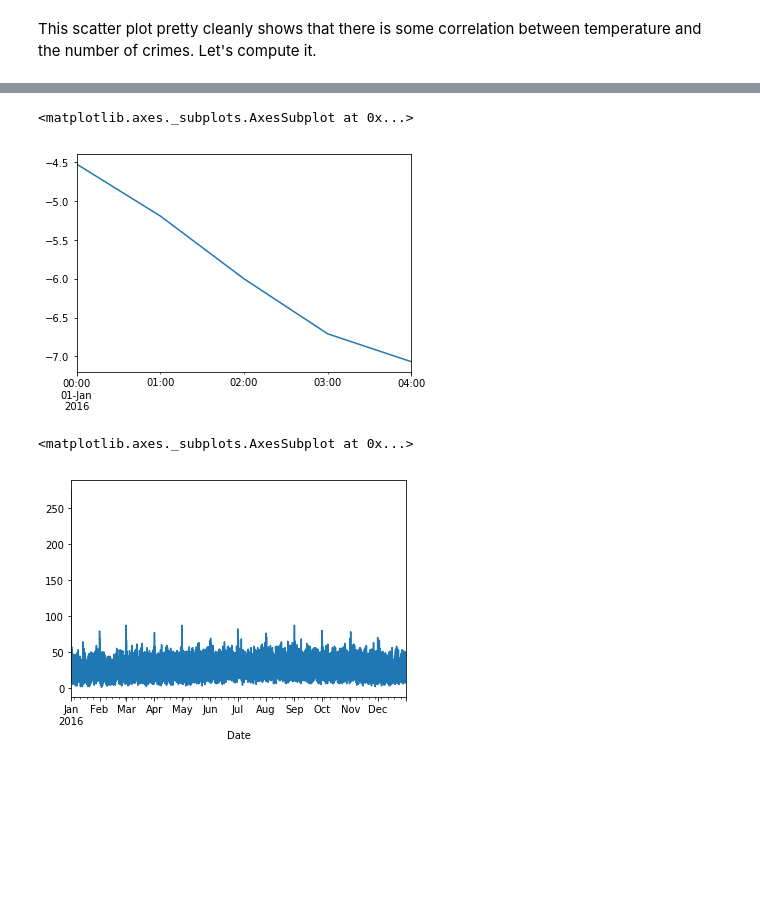
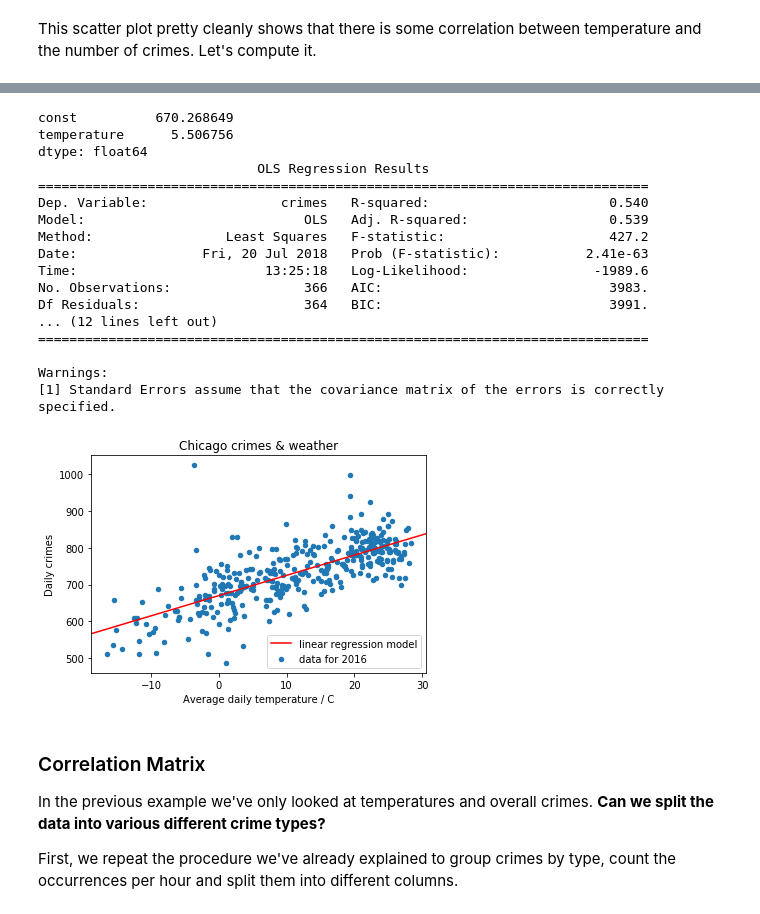
Before and after one commit to PacktPublishing/Jupyter-Notebook-for-Data-Science, a Jupyter notebook: chicago_crime_and_weather.ipynb, the cells around one changed output, grey strips where cells are left out. Cells and saved outputs as stored; diff of their text form; code cells hidden in the pictures; blank space fills up the shorter version.

```diff
--- a/chicago_crime_and_weather.ipynb
+++ b/chicago_crime_and_weather.ipynb
@@ -177,16 +178,0 @@ Finally, let's compute a linear regression model of the correlation and plot it
-# %%
-import statsmodels.api as sm
-
-# regress "expression" onto "motifScore" (plus an intercept)
-model = sm.OLS(daily_df.temperaturemotif.expression, sm.add_constant(motif.motifScore))
-p = model.fit().params
-
-# generate x-values for your regression line (two is sufficient)
-x = np.arange(1, 3)
-
-# scatter-plot data
-ax = df.plot(x='motifScore', y='expression', kind='scatter')
-
-# plot regression line on the same axes, set x-axis limits
-ax.plot(x, p.const + p.motifScore * x)
-ax.set_xlim([1, 2])
@@ -195,13 +179,45 @@ ax.set_xlim([1, 2])
-# %%
-weather2016.temperature.head().plot()
-# %% [output]
-<matplotlib.axes._subplots.AxesSubplot at 0x...>
-[figure, removed]
-# %%
-hourly_crimes = crimes2016['Primary Type'].resample('1h').count()
-
-hourly_crimes2016 = hourly_crimes['2016']
-hourly_crimes2016.plot()
-# %% [output]
-<matplotlib.axes._subplots.AxesSubplot at 0x...>
-[figure, removed]
+# %%
+import statsmodels.api as sm
+from statsmodels.graphics.regressionplots import abline_plot
+
+# regress "crimes" onto "temperature" (plus an intercept)
+model = sm.OLS(daily_df.crimes, sm.add_constant(daily_df.temperature))
+model_results = model.fit()
+print(model_results.params)
+print(model_results.summary())
+
+ax = daily_df.plot(kind='scatter', x='temperature', y='crimes', label='data for 2016')
+
+# plot regression line
+abline_plot(model_results=model_results, ax=ax, color='red', label='linear regression model')
+
+plt.title('Chicago crimes & weather')
+plt.ylabel('Daily crimes')
+plt.xlabel('Average daily temperature / C')
+plt.legend()
+plt.show()
+# %% [output]
+const          670.268649
+temperature      5.506756
+dtype: float64
+                            OLS Regression Results
+==============================================================================
+Dep. Variable:                 crimes   R-squared:                       0.540
+Model:                            OLS   Adj. R-squared:                  0.539
+Method:                 Least Squares   F-statistic:                     427.2
+Date:                Fri, 20 Jul 2018   Prob (F-statistic):           2.41e-63
+Time:                        13:25:18   Log-Likelihood:                -1989.6
+No. Observations:                 366   AIC:                             3983.
+Df Residuals:                     364   BIC:                             3991.
+... (12 lines left out)
+==============================================================================
+
+Warnings:
+[1] Standard Errors assume that the covariance matrix of the errors is correctly specified.
+[figure, added]
+# %% [markdown]
+### Correlation Matrix
+
+In the previous example we've only looked at temperatures and overall crimes. **Can we split the data into various different crime types?**
+
+First, we repeat the procedure we've already explained to group crimes by type, count the occurrences per hour and split them into different columns.
```
Also changed, not shown: parts of 19 cells of this notebook.
